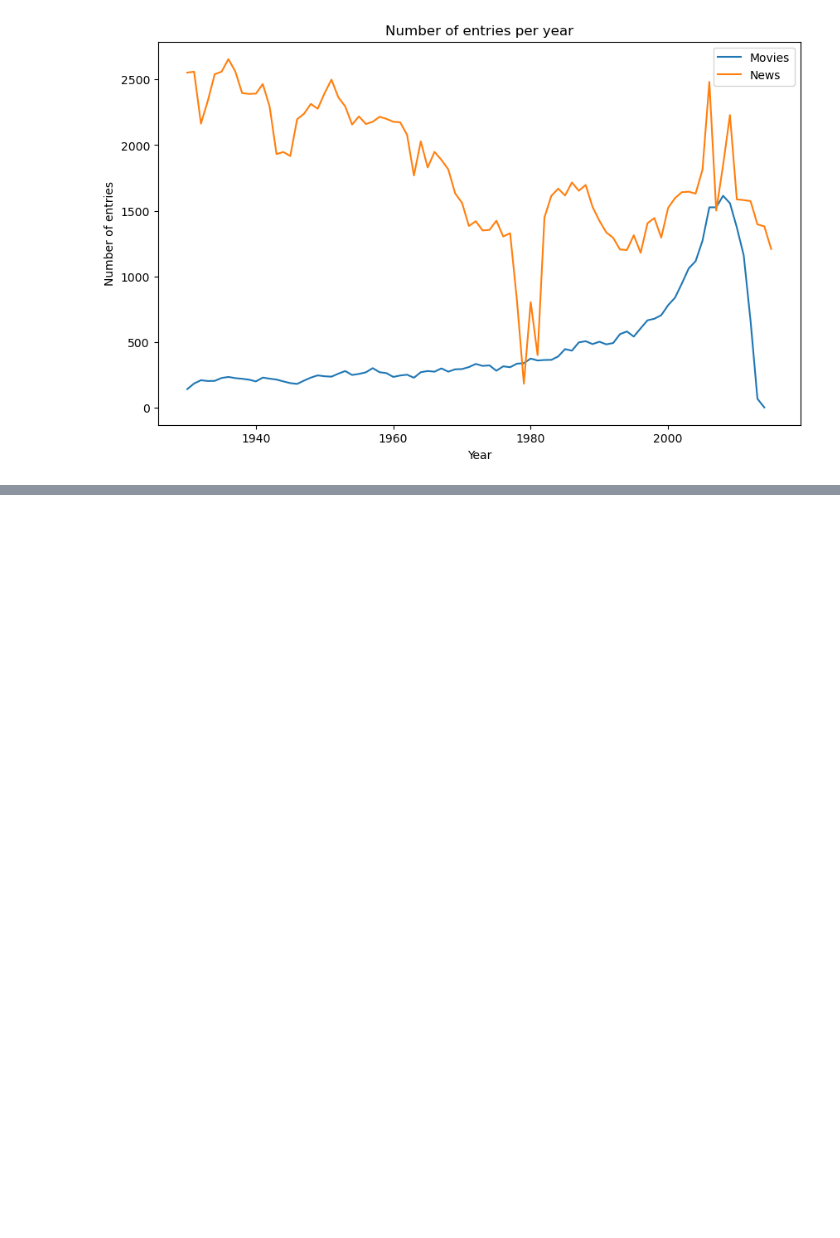
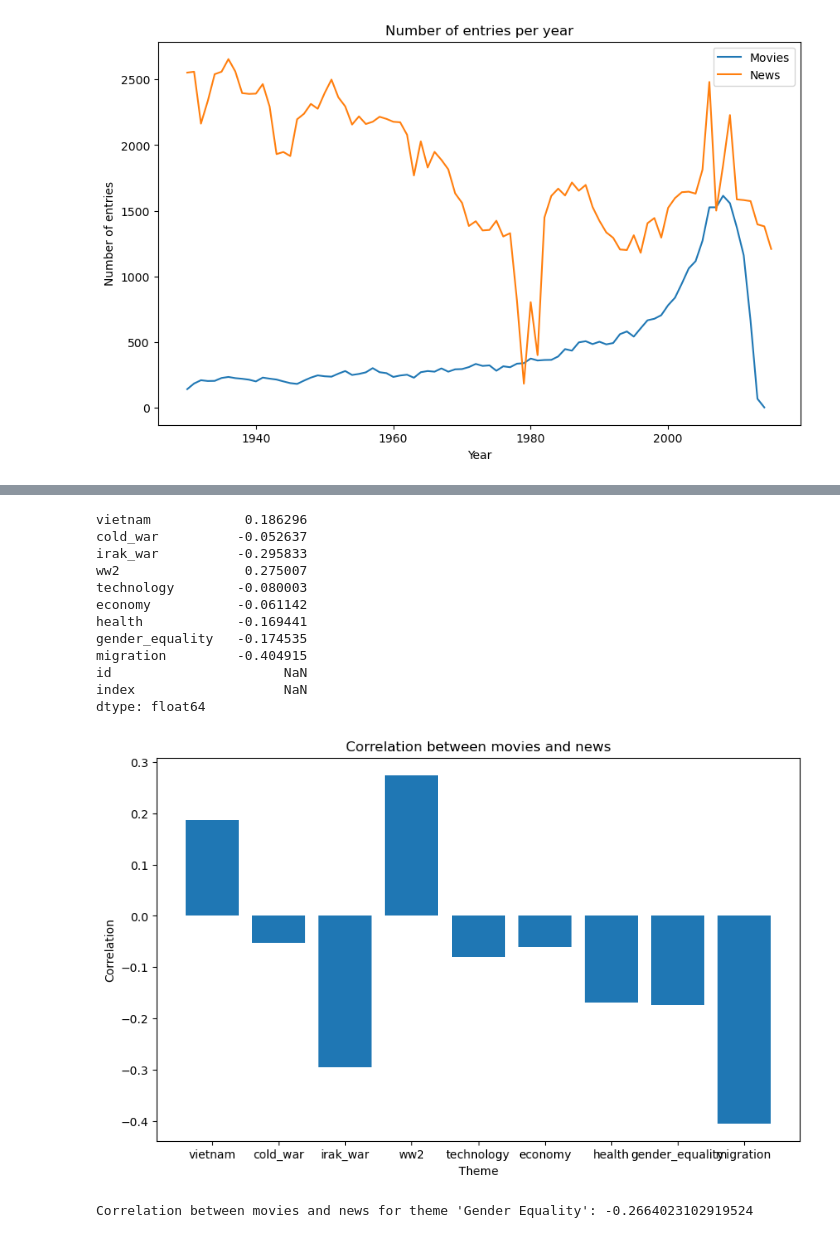
Before and after one commit to epfl-ada/ada-2024-project-astonishingdataavengers24, a Jupyter notebook: results.ipynb, the cells around one changed output, grey strips where cells are left out. Cells and saved outputs as stored; diff of their text form; code cells hidden in the pictures; blank space fills up the shorter version.

```diff
--- a/results.ipynb
+++ b/results.ipynb
@@ -117,0 +139,28 @@ plt.show()
+# %%
+# Compute the corelation between the cosine similarity of movies and news
+
+correlation = grouped_movies.corrwith(grouped_news, axis=0)
+print(correlation)
+
+# Plot the correlation
+plt.figure(figsize=(10, 6))
+
+plt.bar(correlation.index, correlation.values)
+plt.xlabel('Theme')
+plt.ylabel('Correlation')
+plt.title('Correlation between movies and news')
+plt.show()
+# %% [output]
+vietnam            0.186296
+cold_war          -0.052637
+irak_war          -0.295833
+ww2                0.275007
+technology        -0.080003
+economy           -0.061142
+health            -0.169441
+gender_equality   -0.174535
+migration         -0.404915
+id                      NaN
+index                   NaN
+dtype: float64
+[figure, added]
@@ -117,0 +274,6 @@ plt.show()
+# %%
+# Plot the evolution of the frequency of movies and news per decade for the Gender Equality theme
+theme = 'Gender Equality'
+plot_movies_and_news_frequency(theme)
+# %% [output]
+Correlation between movies and news for theme 'Gender Equality': -0.2664023102919524
```
Also changed, not shown: parts of 5 cells of this notebook, 2 other files.
